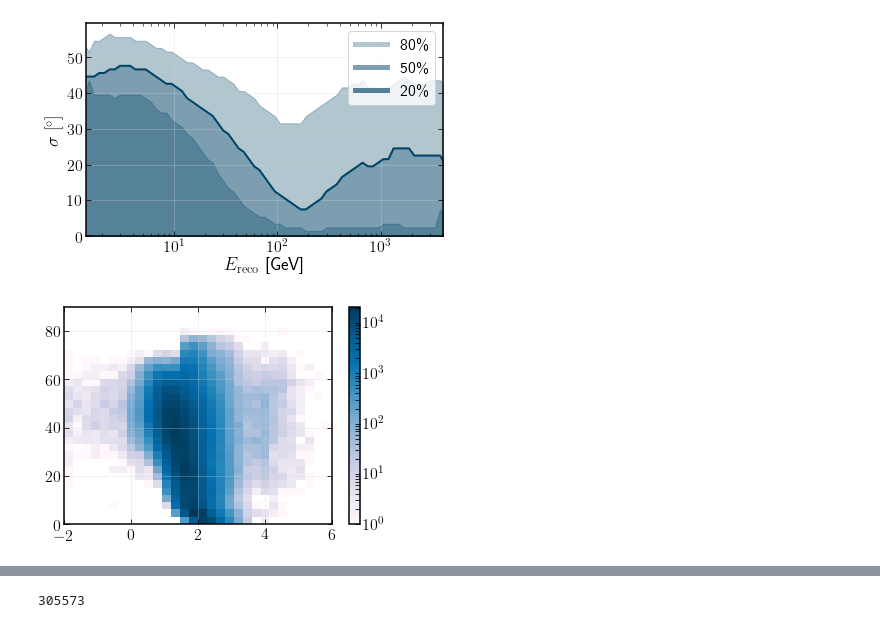
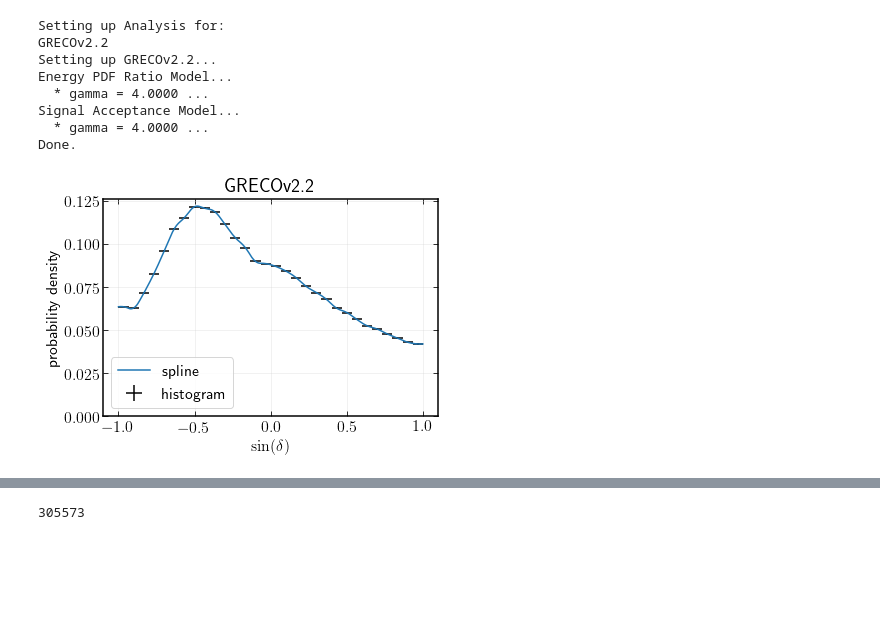
Before and after one commit to apizzuto/Novae, a Jupyter notebook: python3/notebooks/GRECO_analysis_plots.ipynb, the cells around one changed output, grey strips where cells are left out. Cells and saved outputs as stored; diff of their text form; code cells hidden in the pictures; blank space fills up the shorter version.

```diff
--- a/python3/notebooks/GRECO_analysis_plots.ipynb
+++ b/python3/notebooks/GRECO_analysis_plots.ipynb
@@ -194,58 +0,0 @@ plt.tight_layout()
-# %%
-# create a histogram:
-h = hl.hist_slide(
-    # slide the bins 5 times along energy, hold them still along angular error
-    (5,1),
-    # 2D histogram of true energy and angular error in degrees
-    (sig.energy, sig.sigma_deg),
-    # E^-2 weighting
-    sig.oneweight*sig.true_energy**-2,
-    # from 200 GeV to 100 PeV, plus a bit so there are bins at the endpoints
-    bins=(10**np.r_[0.0:4.0:.25], np.r_[0:180.01:1])
-)
-
-# normalize along the angular error axis
-h = h.normalize(1)
-# get 20%, 50%, and 80% quantiles
-h2 = h.contain(1, .2)
-h5 = h.contain(1, .5)
-h8 = h.contain(1, .8)
-
-soft_colors = cy.plotting.soft_colors
-
-fig, ax = plt.subplots()
-
-# plot quantiles, emphasize median
-color = soft_colors[0]
-hl.fill_between(ax, 0, h2, color=color, alpha=.3, drawstyle='line')
-hl.fill_between(ax, 0, h5, color=color, alpha=.3, drawstyle='line')
-hl.fill_between(ax, 0, h8, color=color, alpha=.3, drawstyle='line')
-hl.plot1d (ax, h5, color=color, lw=2, drawstyle='default')
-
-# trick to get the legend handles colored right
-# try testing what happens if you just do hl.fill_between(..., label='...')
-nans = [np.nan, np.nan]
-ax.plot (nans, nans, color=color, lw=5, alpha=1 - (1-0.3)**1, label='80\%')
-ax.plot (nans, nans, color=color, lw=5, alpha=1 - (1-0.3)**2, label='50\%')
-ax.plot (nans, nans, color=color, lw=5, alpha=1 - (1-0.3)**3, label='20\%')
-
-# labels etc
-ax.semilogx()
-ax.set_xlabel(r'$E_\mathrm{reco}$ [GeV]')
-ax.set_ylabel(r'$\sigma~[^\circ]$')
-ax.set_xlim(h.bins[0][1], h.bins[0][-2])
-ax.set_ylim(0)
-ax.legend(loc='upper right')
-plt.tight_layout()
-# %% [output]
-[figure, removed]
-# %%
-plt.hist2d(np.log10(data.energy), data.sigma_deg,
-          bins=[np.linspace(-2., 6., 31), np.linspace(0., 90., 31)],
-          norm=LogNorm()
-          )
-plt.colorbar()
-#plt.xscale('log')
-plt.show()
-# %% [output]
-[figure, removed]
@@ -251,0 +9,13 @@ plt.show()
+# %%
+gplots = GRECOPlots()
+gplots.declination_pdf()
+# %% [output]
+Setting up Analysis for:
+GRECOv2.2
+Setting up GRECOv2.2...
+Energy PDF Ratio Model...
+  * gamma = 4.0000 ...
+Signal Acceptance Model...
+  * gamma = 4.0000 ...
+Done.
+[figure, added]
```
Also changed, not shown: parts of 55 cells of this notebook.
